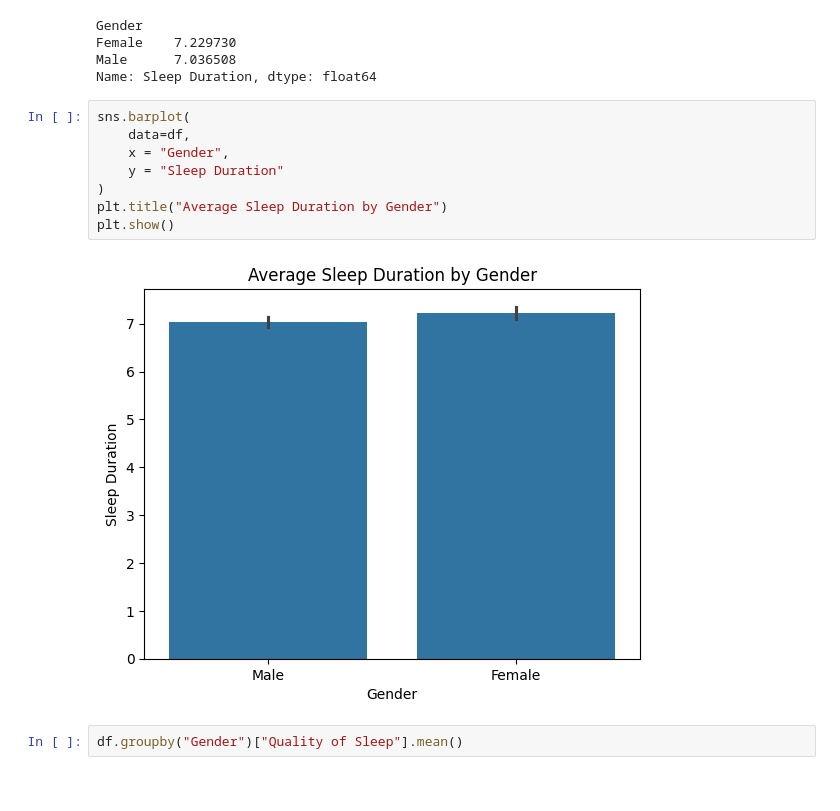
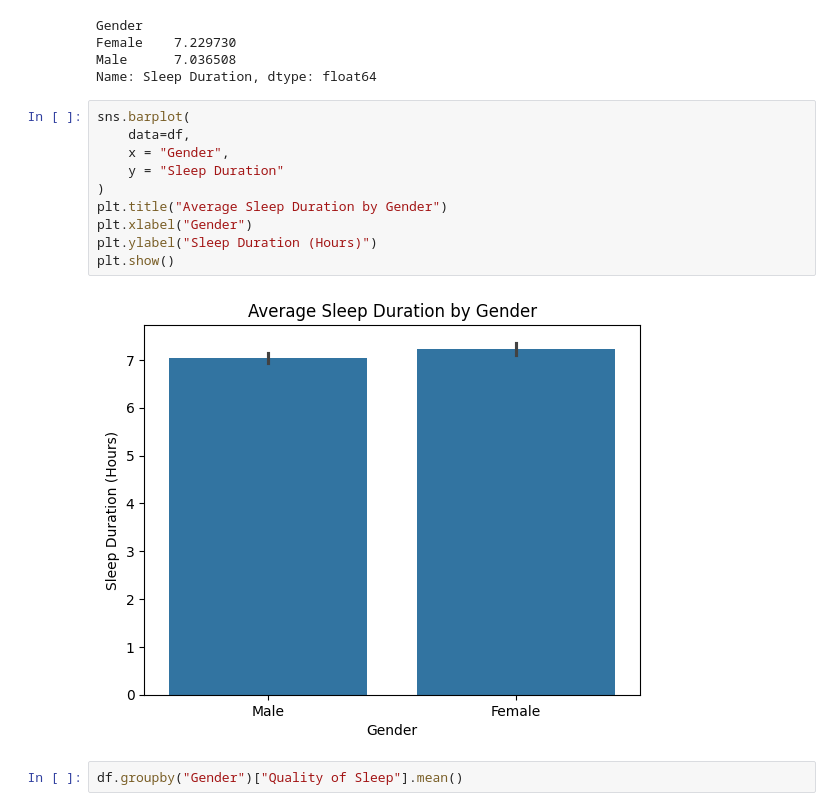
Before and after one commit to PuxPux/PuxPux-Portfolio, a Jupyter notebook: Sleep Healthy Analysis.ipynb, the cells around one changed output. Drawn from its saved outputs; the diff is of its cells as text.

```diff
--- a/Sleep Healthy Analysis.ipynb
+++ b/Sleep Healthy Analysis.ipynb
@@ -93,13 +103,15 @@ Name: Sleep Duration, dtype: float64
 # %%
 sns.barplot(
     data=df,
     x = "Gender",
     y = "Sleep Duration"
 )
 plt.title("Average Sleep Duration by Gender")
+plt.xlabel("Gender")
+plt.ylabel("Sleep Duration (Hours)")
 plt.show()
 # %% [output]
-[figure, old version]
+[figure, new version]
 # %%
 df.groupby("Gender")["Quality of Sleep"].mean()
 # %% [output]
```
Also changed, not shown: parts of 3 cells of this notebook.
